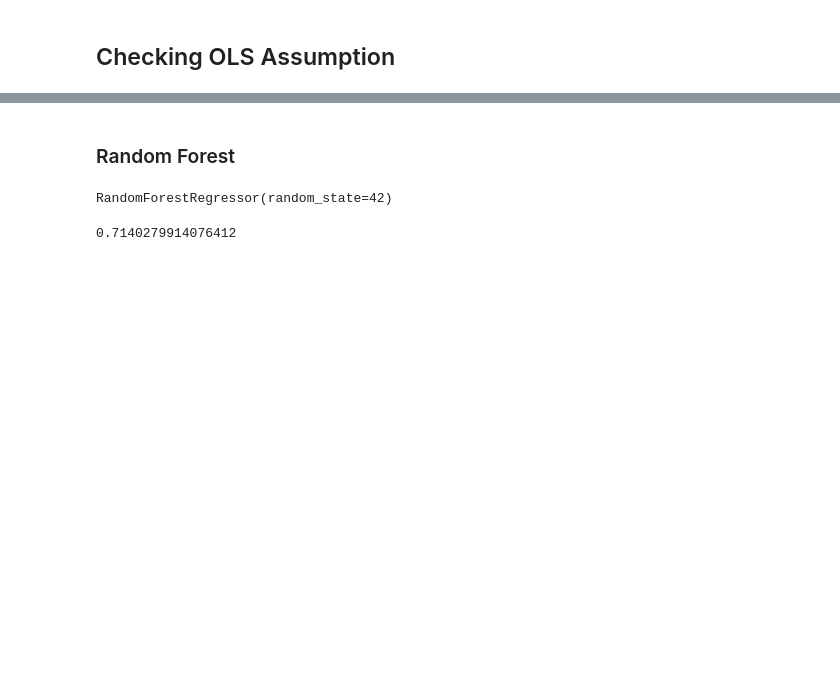
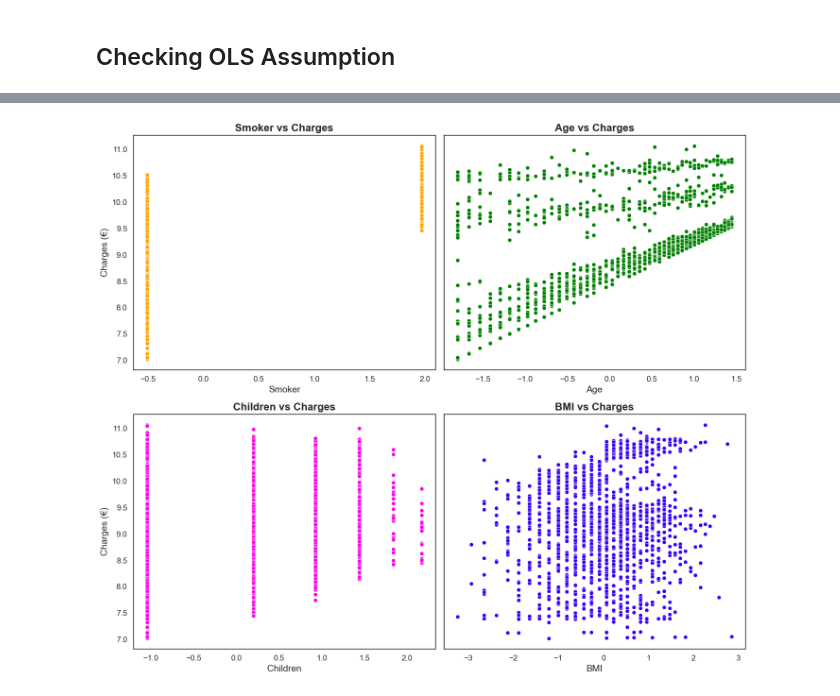
Before and after one commit to MichAdebayo/simplon_insurance_price_prediction, a Jupyter notebook: data_model.ipynb, the cells around one changed output, grey strips where cells are left out. Cells and saved outputs as stored; diff of their text form; code cells hidden in the pictures; blank space fills up the shorter version.

```diff
--- a/data_model.ipynb
+++ b/data_model.ipynb
@@ -140 +47,4 @@ array([[ 1.99623706, -1.66514591, -1.04373951, -0.3602442 ],
+# %%
+# Transform target
+y_log = np.log1p(y_target_feature)
 # %%
@@ -168,0 +77,12 @@ array([0, 1, 2])
+# %%
+from statsmodels.stats.outliers_influence import variance_inflation_factor
+
+x_scaled_df = pd.DataFrame(x_scaled[ : , :4], columns= ["smoker", "age", "children", 'bmi'])
+
+variables =x_scaled_df[['smoker','age','children', 'bmi']]
+
+vif = pd.DataFrame()
+
+vif["VIF"] = [variance_inflation_factor(variables.values, i) for i in range(variables.shape[1])]
+
+vif["Features"] = variables.columns
@@ -610,13 +99,52 @@ ensemble.score(x_test,y_test)
-# %% [markdown]
-### Random Forest
-# %%
-from sklearn.ensemble import RandomForestRegressor
-
-rf_model = RandomForestRegressor(n_estimators=100, random_state=42)
-rf_model.fit(x_train, y_train)
-# %% [output]
-RandomForestRegressor(random_state=42)
-# %%
-rf_model.score(x_test, y_test)
-# %% [output]
-0.7140279914076412
+# %%
+ols_data = pd.concat([x_scaled_df, y_log], axis = 1)
+ols_data_reorder = ols_data[["charges", "smoker", "age", "children", "bmi"]]
+# %%
+# Create a figure with 4 subplots in 2 rows
+colors = sns.color_palette("hsv", 6)
+sns.set_palette(colors)
+
+fig, axes = plt.subplots(2, 2, figsize = (14, 12), sharey=True)
+
+# Scatter plot: smoker vs charges
+sns.scatterplot(data=ols_data_reorder, x='smoker', y='charges', ax=axes[0, 0], color = 'orange')
+axes[0, 0].set_title('Smoker vs Charges', fontsize=16, weight='bold')
+axes[0, 0].set_xlabel('Smoker', fontsize=14, weight='normal')
+axes[0, 0].set_ylabel('Charges (€)', fontsize=14, weight='normal')
+axes[0, 0].tick_params(axis='x', labelsize=12)  # Set x-axis tick label size
+axes[0, 0].tick_params(axis='y', labelsize=12)  # Set y-axis tick label size
+
+# Scatter plot: age vs charges
+sns.scatterplot(data=ols_data_reorder, x='age', y='charges', ax=axes[0, 1], color = 'green')
+axes[0, 1].set_title('Age vs Charges', fontsize=16, weight='bold')
+axes[0, 1].set_xlabel('Age', fontsize=14, weight='normal')
+axes[0, 1].tick_params(axis='x', labelsize=12)  # Set x-axis tick label size
+axes[0, 1].tick_params(axis='y', labelsize=12)  # Set y-axis tick label size
+
+# Scatter plot: children vs charges
+sns.scatterplot(data=ols_data_reorder, x='children', y='charges', ax=axes[1, 0], color = colors[5])
+axes[1, 0].set_title('Children vs Charges', fontsize=16, weight='bold')
+axes[1, 0].set_xlabel('Children', fontsize=14, weight='normal')
+axes[1, 0].set_ylabel('Charges (€)', fontsize=14, weight='normal')
+axes[1, 0].tick_params(axis='x', labelsize=12)  # Set x-axis tick label size
+axes[1, 0].tick_params(axis='y', labelsize=12)  # Set y-axis tick label size
+
+# Scatter plot: bmi vs charges
+sns.scatterplot(data=ols_data_reorder, x='bmi', y='charges', ax=axes[1, 1], color = colors[4])
+axes[1, 1].set_title('BMI vs Charges', fontsize=16, weight='bold')
+axes[1, 1].set_xlabel('BMI', fontsize=14, weight='normal')
+axes[1, 1].tick_params(axis='x', labelsize=12)  # Set x-axis tick label size
+axes[1, 1].tick_params(axis='y', labelsize=12)  # Set y-axis tick label size
+
+# Increase border line width
+for ax in axes.flat:
+    for _, spine in ax.spines.items():
+        spine.set_linewidth(1)
+        spine.set_color('black') #Set the color to black
+        ax.set_facecolor('white') #Set the background color to white
+
+# Adjust layout
+plt.tight_layout()
+plt.show()
+# %% [output]
+[figure, added]
```
Also changed, not shown: parts of 127 cells of this notebook, 5 other files.
